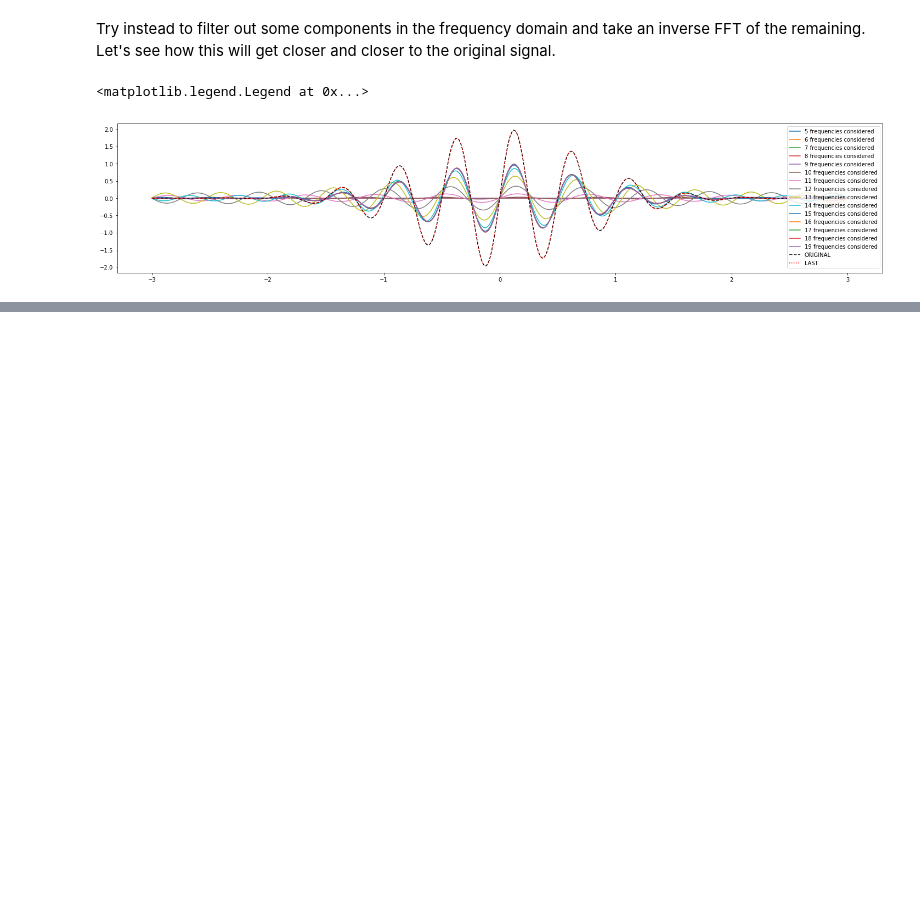
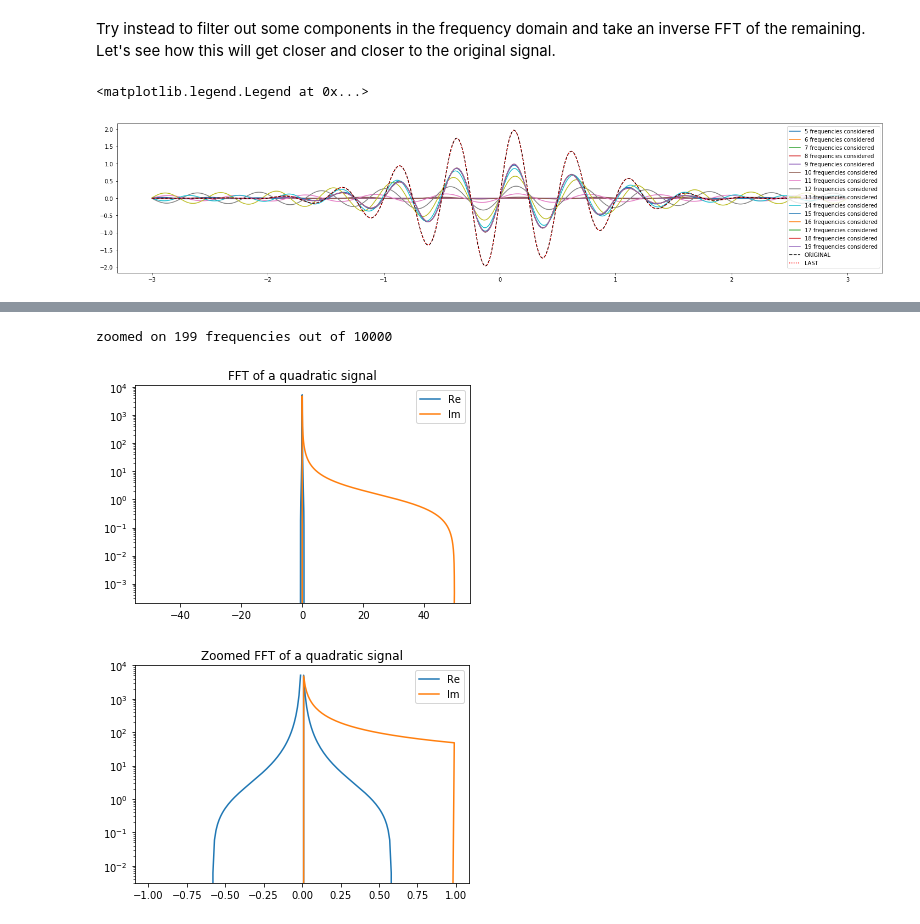
Before and after one commit to francescolosterzo/Fourier-Transform, a Jupyter notebook: FourierTransform.ipynb, the cells around one changed output, grey strips where cells are left out. Cells and saved outputs as stored; diff of their text form; code cells hidden in the pictures; blank space fills up the shorter version.

```diff
--- a/FourierTransform.ipynb
+++ b/FourierTransform.ipynb
@@ -285,0 +345,25 @@ plt.legend(loc='best')
+# %%
+# remove a possible offset
+y4_clean = y4 - np.mean(y4)
+# %%
+y4_hat = np.fft.fft(y4_clean)
+freq = np.fft.fftfreq(x.shape[0], sampling)
+# %%
+plt.figure()
+plt.title('FFT of a quadratic signal')
+plt.plot(freq, y4_hat.real, label='Re')
+plt.plot(freq, y4_hat.imag, label='Im')
+plt.legend(loc='best')
+plt.yscale('log')
+
+freq_zoom, y4_hat_zoom = getZoom(freq, y4_hat, -1, 1)
+plt.figure()
+plt.title('Zoomed FFT of a quadratic signal')
+plt.plot(freq_zoom, y4_hat_zoom.real, label='Re')
+plt.plot(freq_zoom, y4_hat_zoom.imag, label='Im')
+plt.legend(loc='best')
+plt.yscale('log')
+# %% [output]
+zoomed on 199 frequencies out of 10000
+[figure, added]
+[figure, added]
```
Also changed, not shown: parts of 44 cells of this notebook, 1 other file.
